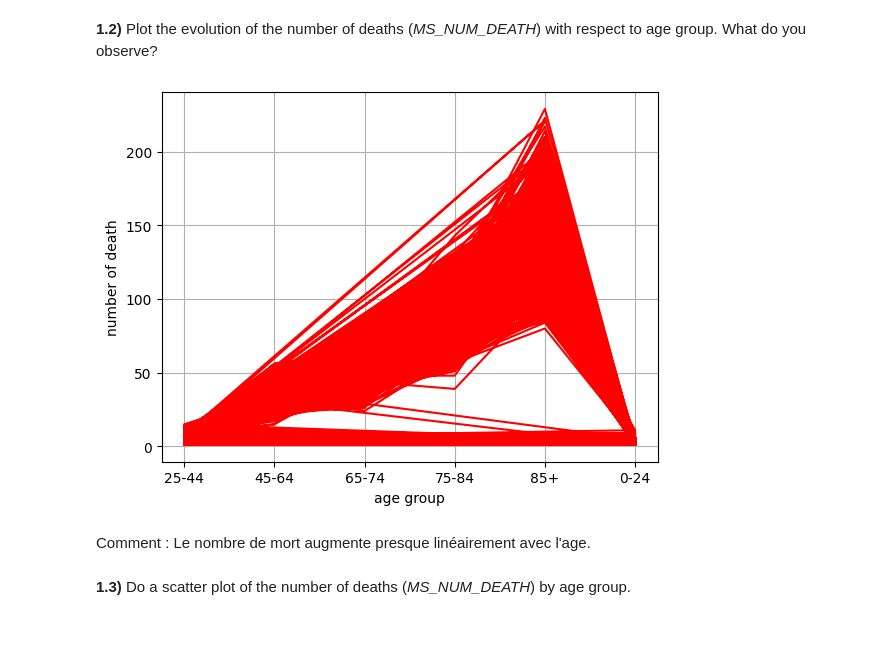
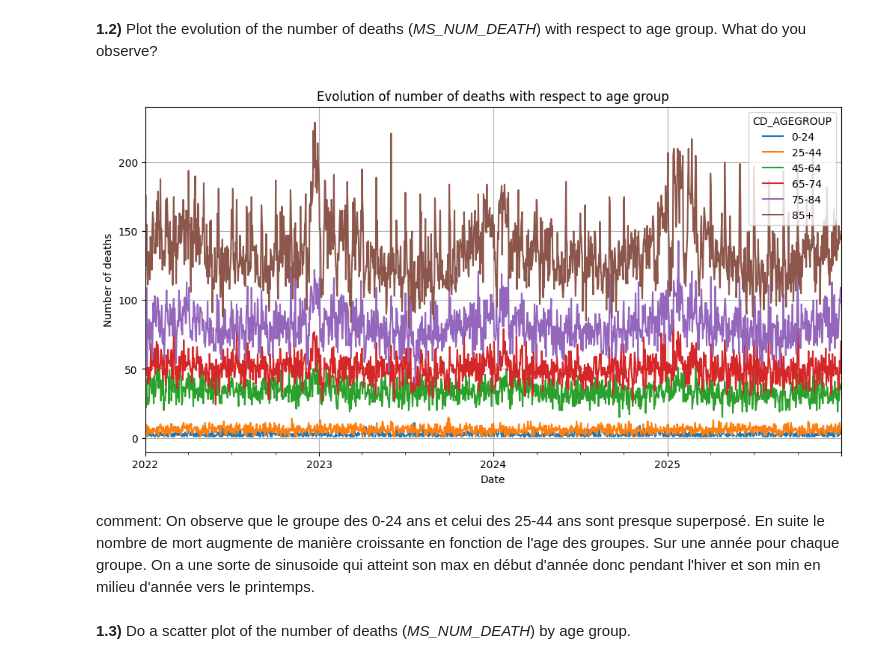
Before and after one commit to Mathieu-Ledent/Hackathon_1_stat, a Jupyter notebook: Hackathon_26_27.ipynb, the cells around one changed output. Cells and saved outputs as stored; diff of their text form; code cells hidden in the pictures; blank space fills up the shorter version.

```diff
--- a/Hackathon_26_27.ipynb
+++ b/Hackathon_26_27.ipynb
@@ -46,28 +46,30 @@ In this section, we analyze the relationship between mortality, age groups, and
 **1.1)** Load the dataset mortality_climate.csv. Convert the variables *season* and *CD_AGEGROUP* into a categorical variable.
 # %%
 import pandas as pd
+import seaborn as sns
 import numpy as np
 import scipy.stats as sc
 import matplotlib.pyplot as plt
-
-#data_mortality est sous forme de dictionnaire
-data_mortality = pd.read_csv("mortality_climate.csv",sep=',')
-#on peut récuperer season et CD_AGEGROUP
-season = data_mortality['season'].values
-age_group = data_mortality['CD_AGEGROUP'].values
+data_mortality = pd.read_csv("mortality_climate.csv", sep=',')
+data_mortality['date'] = pd.to_datetime(data_mortality['date'])
+df_pivot = data_mortality.pivot(index='date', columns='CD_AGEGROUP', values='MS_NUM_DEATH')
 # %% [markdown]
 **1.2)** Plot the evolution of the number of deaths (*MS_NUM_DEATH*) with respect to age group. What do you observe?
 # %%
-num_death = data_mortality["MS_NUM_DEATH"].values
-plt.xlabel('age group')
-plt.ylabel('number of death')
-plt.plot(age_group,num_death,'r')
-plt.grid(True)
+df_pivot.plot(
+    figsize=(12, 6),
+    xlabel='Date',
+    ylabel='Number of deaths',
+    title='Evolution of number of deaths with respect to age group',
+    grid=True
+)
+
 plt.show()
 # %% [output]
-[figure, old version]
+[figure, new version]
 # %% [markdown]
-Comment : Le nombre de mort augmente presque linéairement avec l'age.
+comment:
+On observe que le groupe des 0-24 ans et celui des 25-44 ans sont presque superposé. En suite le nombre de mort augmente de manière croissante en fonction de l'age des groupes. Sur une année pour chaque groupe. On a une sorte de sinusoide qui atteint son max en début d'année donc pendant l'hiver et son min en milieu d'année vers le printemps.
 # %% [markdown]
 **1.3)** Do a scatter plot of the number of deaths (*MS_NUM_DEATH*) by age group.
 # %%
```
Also changed, not shown: parts of 7 cells of this notebook.
